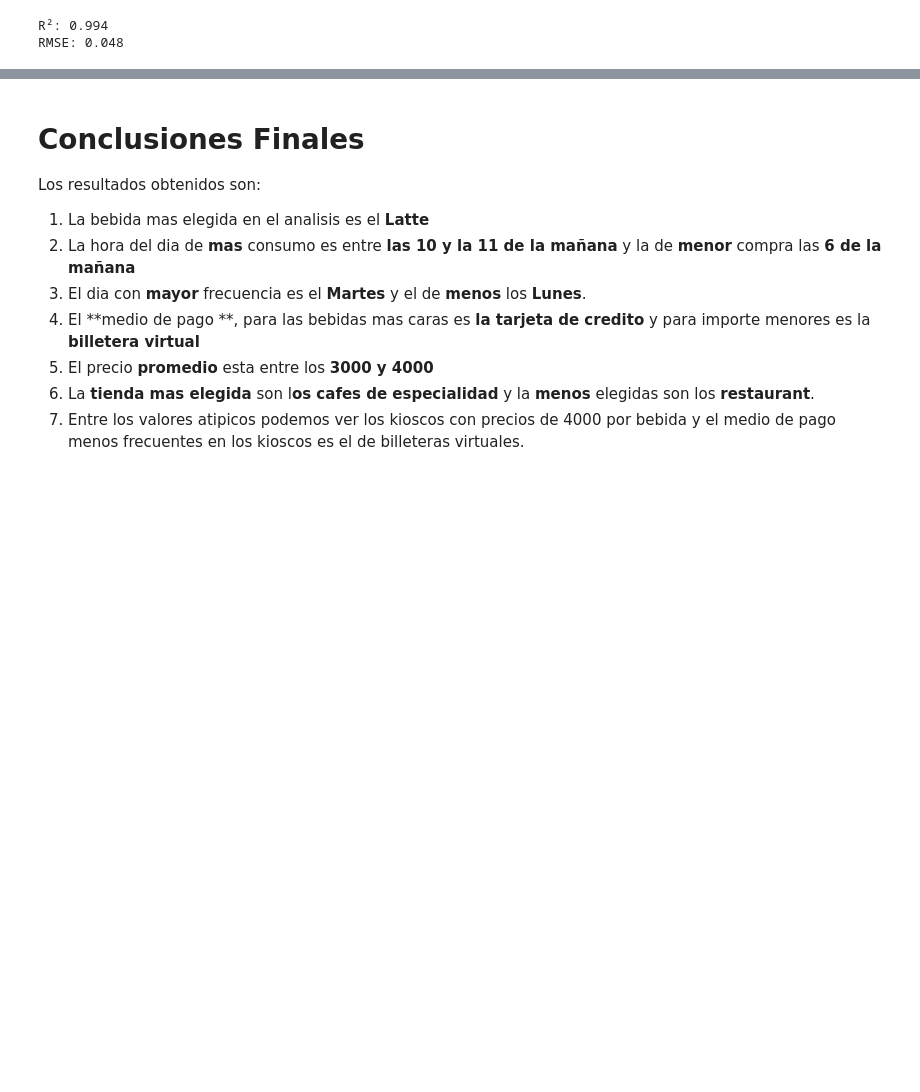
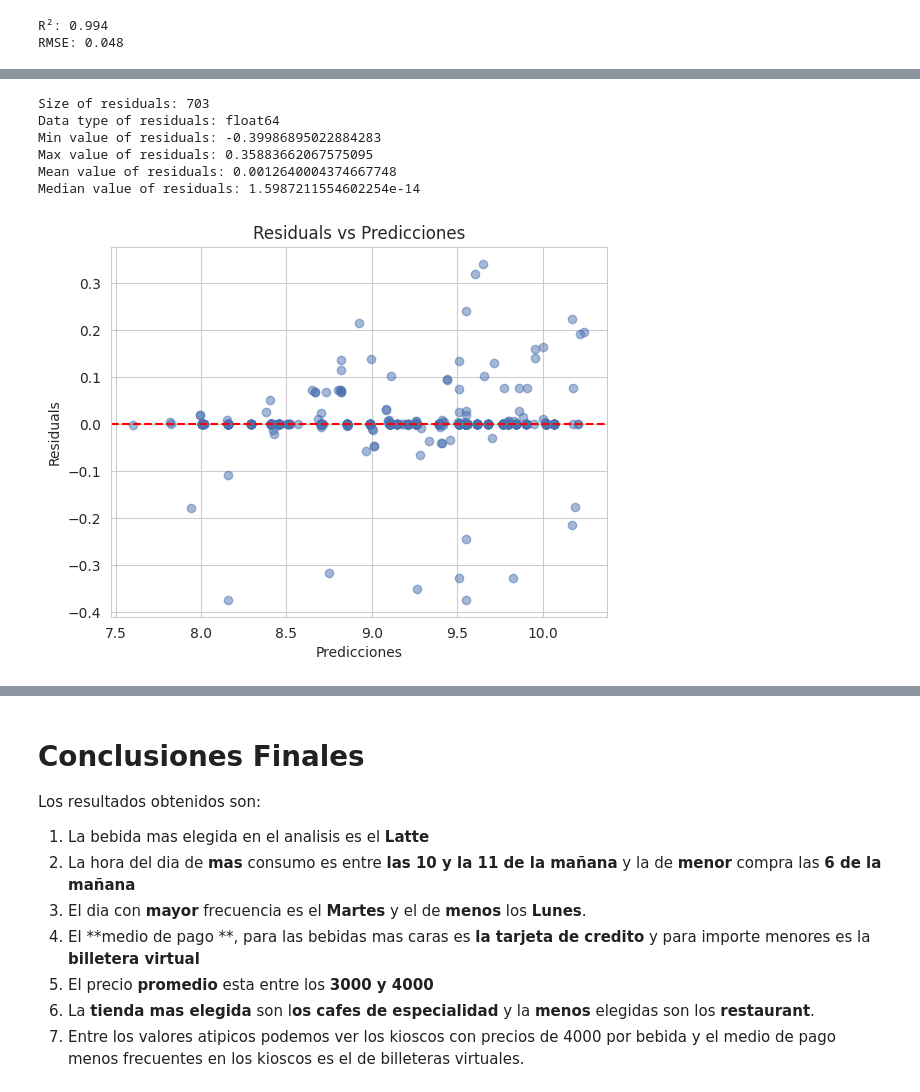
Before and after one commit to estemartinez87-cell/ProyectoConsumodeCafeI-MartinezEstela, a Jupyter notebook: Analisis_del_consumo_del_cafe.ipynb, the cells around one changed output, grey strips where cells are left out. Saved outputs shown, nothing was run; the diff lists cells and outputs as text; code cells hidden in the pictures; blank space fills up the shorter version.

```diff
--- a/Analisis_del_consumo_del_cafe.ipynb
+++ b/Analisis_del_consumo_del_cafe.ipynb
@@ -802,0 +831,24 @@ RMSE: 0.048
+# %%
+# Inspect the size, data type, and range of the residuals
+print(f"Size of residuals: {residuals.size}")
+print(f"Data type of residuals: {residuals.dtype}")
+print(f"Min value of residuals: {residuals.min()}")
+print(f"Max value of residuals: {residuals.max()}")
+print(f"Mean value of residuals: {residuals.mean()}")
+print(f"Median value of residuals: {residuals.median()}")
+# %% [output]
+Size of residuals: 703
+Data type of residuals: float64
+Min value of residuals: -0.39986895022884283
+Max value of residuals: 0.35883662067575095
+Mean value of residuals: 0.0012640004374667748
+Median value of residuals: 1.5987211554602254e-14
+# %%
+plt.scatter(y_pred_rf, residuals, alpha=0.5)
+plt.axhline(0, color='red', linestyle='--')
+plt.xlabel("Predicciones")
+plt.ylabel("Residuals")
+plt.title("Residuals vs Predicciones")
+plt.show()
+# %% [output]
+[figure, added]
```
Also changed, not shown: parts of 4 cells of this notebook.
